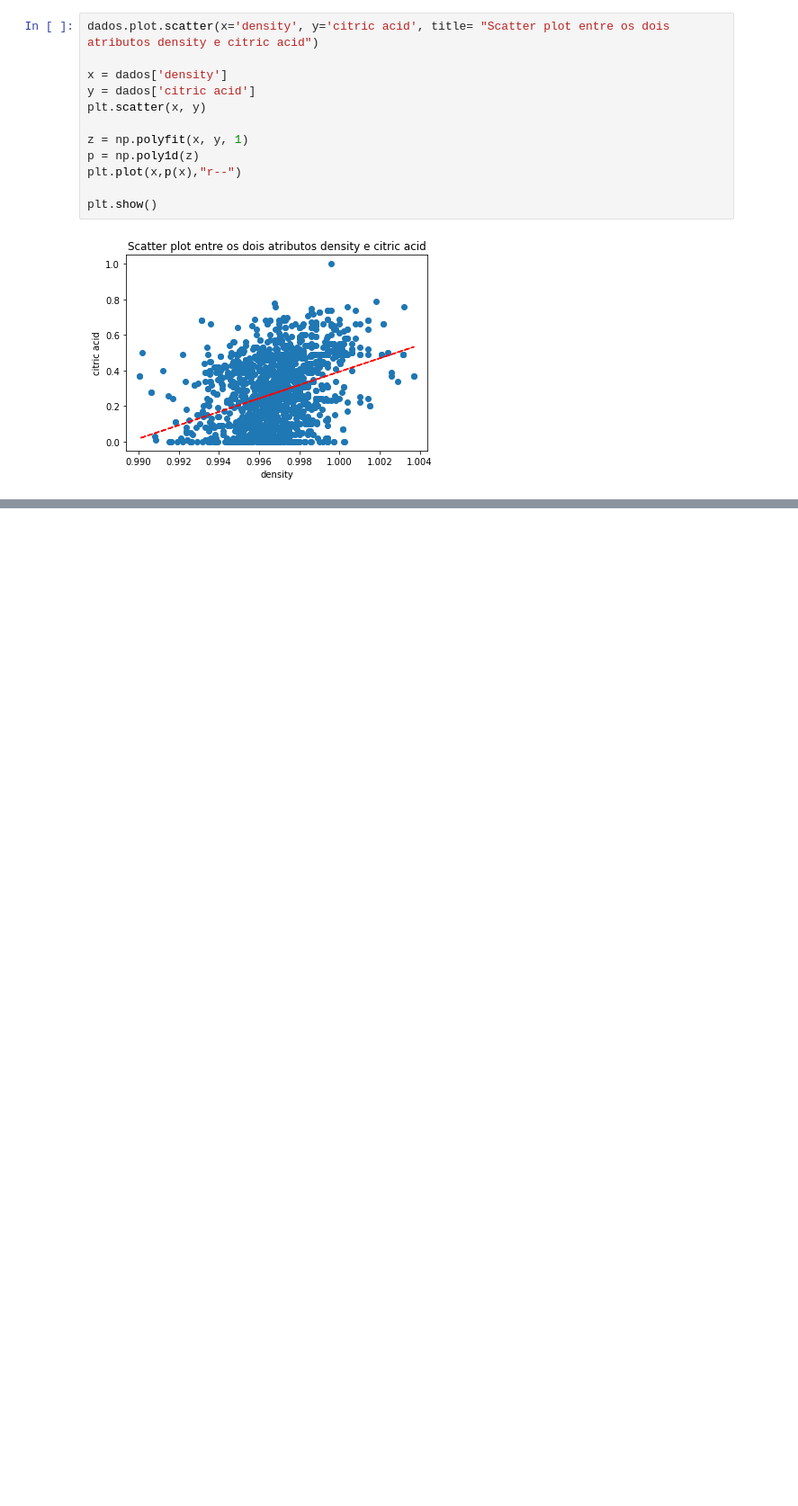
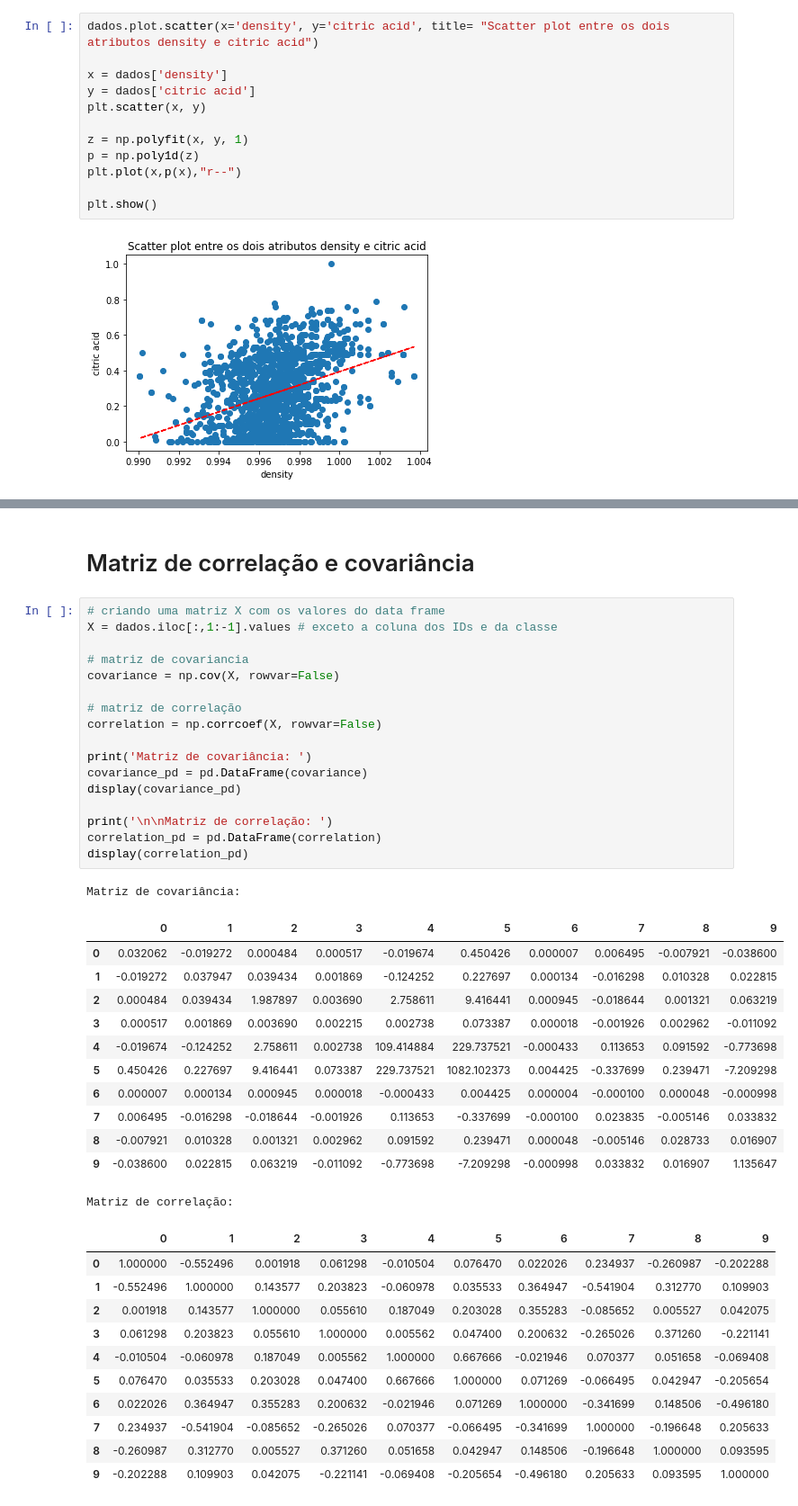
Before and after one commit to AdsonRoberto/ML_Analise_de_dados, a Jupyter notebook: analise_de_dados.ipynb, the cells around one changed output, grey strips where cells are left out. Shown at 90% size. Drawn from its saved outputs; the diff is of its cells as text; blank space fills up the shorter version.

Commit message:
matriz de correlação e covariância

```diff
--- a/analise_de_dados.ipynb
+++ b/analise_de_dados.ipynb
@@ -618,0 +647,44 @@ plt.show()
+# %% [markdown]
+# Matriz de correlação e covariância
+# %%
+# criando uma matriz X com os valores do data frame
+X = dados.iloc[:,1:-1].values # exceto a coluna dos IDs e da classe
+
+# matriz de covariancia
+covariance = np.cov(X, rowvar=False)
+
+# matriz de correlação
+correlation = np.corrcoef(X, rowvar=False)
+
+print('Matriz de covariância: ')
+covariance_pd = pd.DataFrame(covariance)
+display(covariance_pd)
+
+print('\n\nMatriz de correlação: ')
+correlation_pd = pd.DataFrame(correlation)
+display(correlation_pd)
+# %% [output]
+Matriz de covariância:
+|  | 0 | 1 | 2 | 3 | 4 | 5 | 6 | 7 | 8 | 9 |
+| 0 | 0.032062 | -0.019272 | 0.000484 | 0.000517 | -0.019674 | 0.450426 | 0.000007 | 0.006495 | -0.007921 | -0.038600 |
+| 1 | -0.019272 | 0.037947 | 0.039434 | 0.001869 | -0.124252 | 0.227697 | 0.000134 | -0.016298 | 0.010328 | 0.022815 |
+| 2 | 0.000484 | 0.039434 | 1.987897 | 0.003690 | 2.758611 | 9.416441 | 0.000945 | -0.018644 | 0.001321 | 0.063219 |
+| 3 | 0.000517 | 0.001869 | 0.003690 | 0.002215 | 0.002738 | 0.073387 | 0.000018 | -0.001926 | 0.002962 | -0.011092 |
+| 4 | -0.019674 | -0.124252 | 2.758611 | 0.002738 | 109.414884 | 229.737521 | -0.000433 | 0.113653 | 0.091592 | -0.773698 |
+| 5 | 0.450426 | 0.227697 | 9.416441 | 0.073387 | 229.737521 | 1082.102373 | 0.004425 | -0.337699 | 0.239471 | -7.209298 |
+| 6 | 0.000007 | 0.000134 | 0.000945 | 0.000018 | -0.000433 | 0.004425 | 0.000004 | -0.000100 | 0.000048 | -0.000998 |
+| 7 | 0.006495 | -0.016298 | -0.018644 | -0.001926 | 0.113653 | -0.337699 | -0.000100 | 0.023835 | -0.005146 | 0.033832 |
+| 8 | -0.007921 | 0.010328 | 0.001321 | 0.002962 | 0.091592 | 0.239471 | 0.000048 | -0.005146 | 0.028733 | 0.016907 |
+| 9 | -0.038600 | 0.022815 | 0.063219 | -0.011092 | -0.773698 | -7.209298 | -0.000998 | 0.033832 | 0.016907 | 1.135647 |
+Matriz de correlação:
+|  | 0 | 1 | 2 | 3 | 4 | 5 | 6 | 7 | 8 | 9 |
+| 0 | 1.000000 | -0.552496 | 0.001918 | 0.061298 | -0.010504 | 0.076470 | 0.022026 | 0.234937 | -0.260987 | -0.202288 |
+| 1 | -0.552496 | 1.000000 | 0.143577 | 0.203823 | -0.060978 | 0.035533 | 0.364947 | -0.541904 | 0.312770 | 0.109903 |
+| 2 | 0.001918 | 0.143577 | 1.000000 | 0.055610 | 0.187049 | 0.203028 | 0.355283 | -0.085652 | 0.005527 | 0.042075 |
+| 3 | 0.061298 | 0.203823 | 0.055610 | 1.000000 | 0.005562 | 0.047400 | 0.200632 | -0.265026 | 0.371260 | -0.221141 |
+| 4 | -0.010504 | -0.060978 | 0.187049 | 0.005562 | 1.000000 | 0.667666 | -0.021946 | 0.070377 | 0.051658 | -0.069408 |
+| 5 | 0.076470 | 0.035533 | 0.203028 | 0.047400 | 0.667666 | 1.000000 | 0.071269 | -0.066495 | 0.042947 | -0.205654 |
+| 6 | 0.022026 | 0.364947 | 0.355283 | 0.200632 | -0.021946 | 0.071269 | 1.000000 | -0.341699 | 0.148506 | -0.496180 |
+| 7 | 0.234937 | -0.541904 | -0.085652 | -0.265026 | 0.070377 | -0.066495 | -0.341699 | 1.000000 | -0.196648 | 0.205633 |
+| 8 | -0.260987 | 0.312770 | 0.005527 | 0.371260 | 0.051658 | 0.042947 | 0.148506 | -0.196648 | 1.000000 | 0.093595 |
+| 9 | -0.202288 | 0.109903 | 0.042075 | -0.221141 | -0.069408 | -0.205654 | -0.496180 | 0.205633 | 0.093595 | 1.000000 |
```
Also changed, not shown: parts of 2 cells of this notebook.
